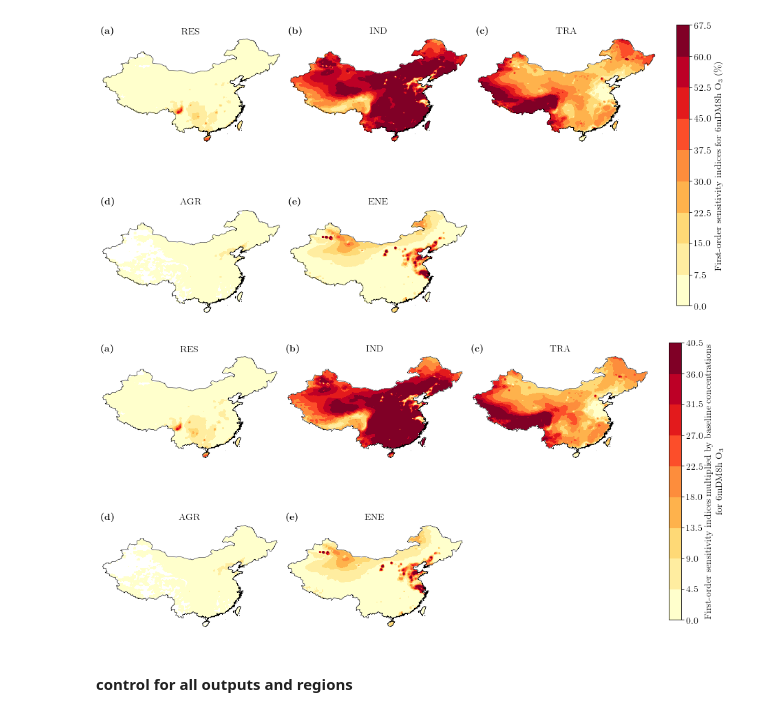
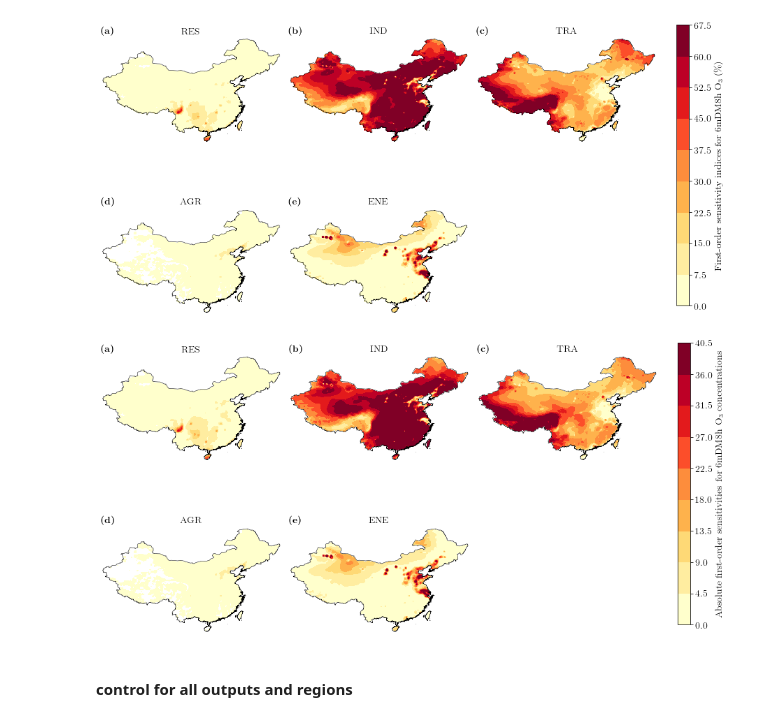
Before and after one commit to lukeconibear/emulator_annual, a Jupyter notebook: emulator_plots.ipynb, the cells around one changed output. Cells and saved outputs as stored; diff of their text form; code cells hidden in the pictures.

```diff
--- a/emulator_plots.ipynb
+++ b/emulator_plots.ipynb
@@ -209,13 +209,12 @@ plt.show()
 # %% [markdown]
 #### sensitivity indices
 # %%
-#output = 'PM2_5_DRY'
+# output = 'PM2_5_DRY'
+# label = 'annual-mean PM$_{2.5}$ concentrations'
+# units = '(${\mu}g$ $m^{-3}$)'
+
 output = 'o3_6mDM8h'
-
-#label = 'annual-mean PM$_{2.5}$' # concentrations
-label = '6mDM8h O$_{3}$' # concentrations
-
-#units = '(${\mu}g$ $m^{-3}$)'
+label = '6mDM8h O$_{3}$ concentrations'
 units = '(ppb)'
 # %%
 ds_sens_ind = xr.open_dataset(f'/nfs/b0122/Users/earlacoa/paper_aia_china/emulator_annual/emulators/{output}/ds_sens_ind_{output}.nc')
@@ -337,7 +336,7 @@ levels.update({'GBA_so4_2p5':(0,0.1,0.2,0.3,0.4,0.5,0.6,0.7,0.8,0.9,100000)})
 cmap_colors = {}
 cmap_colors.update({'S1': ['#ffffcc', '#ffeda0', '#fed976', '#feb24c', '#fd8d3c', '#fc4e2a', '#e31a1c', '#bd0026', '#800026']})
 cb_label = {}
-cb_label.update({'S1':'First-order sensitivity indices multiplied by baseline concentrations\nfor ' + label})
+cb_label.update({'S1':'Absolute first-order sensitivities for ' + label})
 plots = [(sim, sens, region, levels[region + '_' + output], cmap_colors[sens], cb_label[sens], label) for sim in sims]
 
 for index, item in enumerate(plots):
@@ -368,34 +367,34 @@ for index, item in enumerate(plots):
     im = ax.contourf(xx, yy, ds_sens_ind[item[1] + '_' + item[0]].values * conc.values, item[3],
                      cmap=cmap, norm=norm, transform=ccrs.PlateCarree(), extend='max')
     plt.annotate(r'\textbf{(' + chr(97 + index) + ')}', xy=(0,1.05), xycoords='axes fraction', fontsize=14)
     plt.title(item[0], size=14)
 
 fig.canvas.draw()
 gs.tight_layout(fig, rect=[0, 0, 0.95, 0.95], h_pad=1, w_pad=1)
 
 plt.draw()
 
 ax_cbar = fig.add_axes([0.97, 0.15, 0.02, 0.7])
 sm = plt.cm.ScalarMappable(
     norm=matplotlib.colors.Normalize(vmin=levels[region + '_' + output][0], vmax=levels[region + '_' + output][-2]),
     cmap=im.cmap
 )
 sm.set_array([])
 cb = plt.colorbar(
     sm,
     cax=ax_cbar,
     norm=matplotlib.colors.Normalize(vmin=levels[region + '_' + output][0], vmax=levels[region + '_' + output][-2]),
     cmap=cmap_colors[sens],
     ticks=levels[region + '_' + output][0:-1]
 )
 cb.set_label(cb_label[sens], size=14)
 cb.ax.tick_params(labelsize=14)
 
 plt.savefig(f'/nfs/b0122/Users/earlacoa/png/paper_aia_emulator_annual/{output}_compare_abs.png', dpi=700, alpha=True, bbox_inches='tight')
 plt.savefig(f'/nfs/b0122/Users/earlacoa/png/paper_aia_emulator_annual/{output}_compare_abs.eps', format='eps', dpi=700, alpha=True, bbox_inches='tight')
 plt.show()
 # %% [output]
-[figure, old version]
+[figure, new version]
 # %%
 # crop sensitivities per region
 regions = {
```
Also changed, not shown: parts of 7 cells of this notebook, 5 other files.
